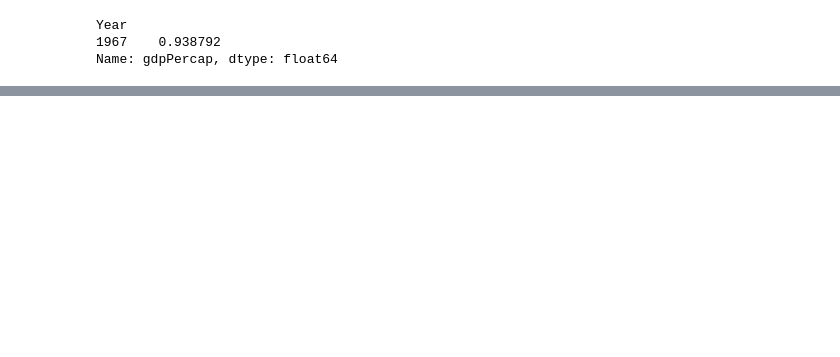
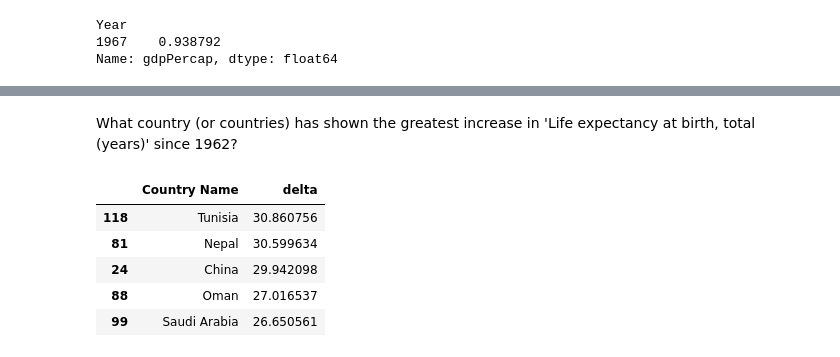
Before and after one commit to Awsthyn/training-requirements, a Jupyter notebook: Python for Data Science/Data Science Training.ipynb, the cells around one changed output, grey strips where cells are left out. Cells and saved outputs as stored; diff of their text form; code cells hidden in the pictures; blank space fills up the shorter version.

```diff
--- a/Python for Data Science/Data Science Training.ipynb
+++ b/Python for Data Science/Data Science Training.ipynb
@@ -40,0 +174,23 @@ fig.show()
+# %% [markdown]
+What country (or countries) has shown the greatest increase in 'Life expectancy at birth, total (years)' since 1962?
+# %%
+grouped_df = df.groupby("Country Name")
+first_values = grouped_df.first()
+first_values = first_values.reset_index()
+df_1 = first_values[["Country Name","Life expectancy at birth, total (years)"]]
+last_values = grouped_df.last()
+last_values = last_values.reset_index()
+df_2 = last_values[["Country Name","Life expectancy at birth, total (years)"]]
+df_2.rename(columns={"Life expectancy at birth, total (years)": "last"}, errors="raise")
+df_3 =pd.concat([df_1,df_2], axis=1)
+df_3.columns = ['Country Name', 'first_life', 'drop', "last_life"]
+df_3 = df_3.drop("drop", axis=1)
+df_3["delta"] = df_3['last_life'].sub(df_3['first_life'], axis = 0)
+df_3.sort_values(by=['delta'], ascending=False).head(5)[["Country Name","delta"]]
+# %% [output]
+|  | Country Name | delta |
+| 118 | Tunisia | 30.860756 |
+| 81 | Nepal | 30.599634 |
+| 24 | China | 29.942098 |
+| 88 | Oman | 27.016537 |
+| 99 | Saudi Arabia | 26.650561 |
```
Also changed, not shown: parts of 27 cells of this notebook, 1 other file.
